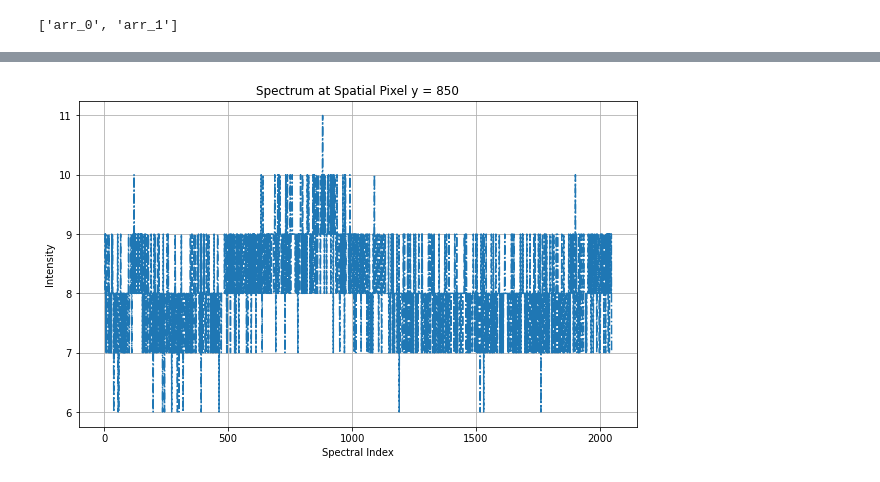
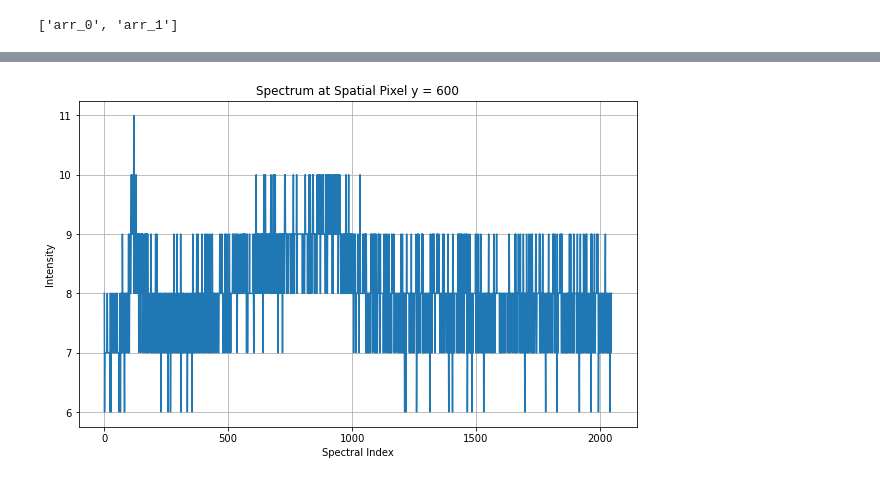
Before and after one commit to NaifAlsalem/CUAVA-2_HSI, a Jupyter notebook: CUAVA-2_HSI.ipynb, the cells around one changed output, grey strips where cells are left out. Cells and saved outputs as stored; diff of their text form; code cells hidden in the pictures.

```diff
--- a/CUAVA-2_HSI.ipynb
+++ b/CUAVA-2_HSI.ipynb
@@ -48,17 +48,17 @@ plt.show()
 # %%
-# Select spatial coordinate for extraction
-y = 850   # Example y-coordinate
+# Select spatial pixel for extraction
+y = 600
 
-# Extract spectrum at the selected spatial location (y-coordinate)
+# Extract spectrum at the selected spatial pixel
 spectrum = array1[y, :]
 
-# Plot spectrum with dashed line
+# Plot spectrum
 plt.figure(figsize=(10, 6))
-plt.plot(spectrum, linestyle='-')  # Set linestyle to '--' for dashed line
+plt.plot(spectrum, linestyle='-')
 plt.title('Spectrum at Spatial Pixel y = {}'.format(y))
 plt.xlabel('Spectral Index')
 plt.ylabel('Intensity')
 plt.grid()
 plt.show()
 # %% [output]
-[figure, old version]
+[figure, new version]
```
Also changed, not shown: parts of 4 cells of this notebook.
